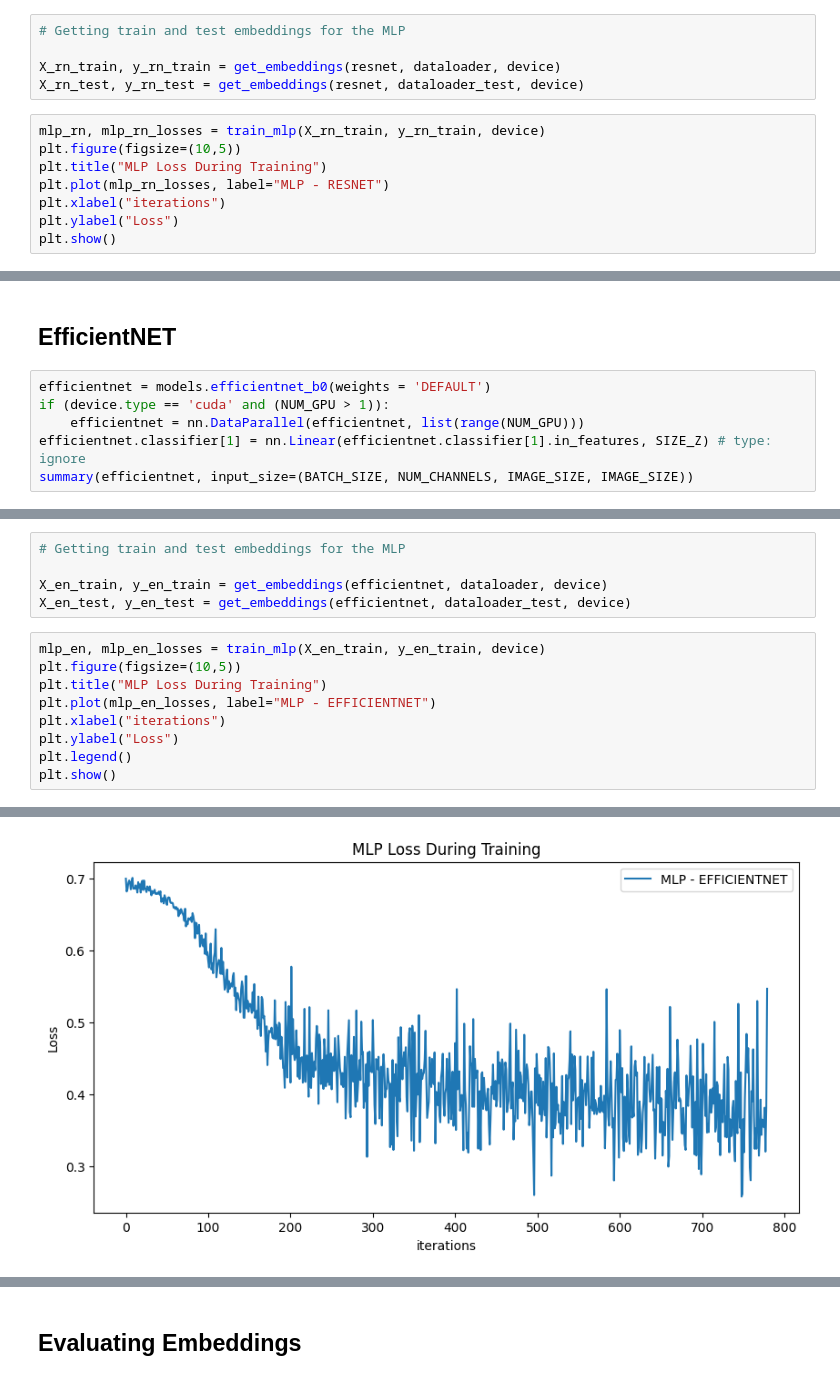
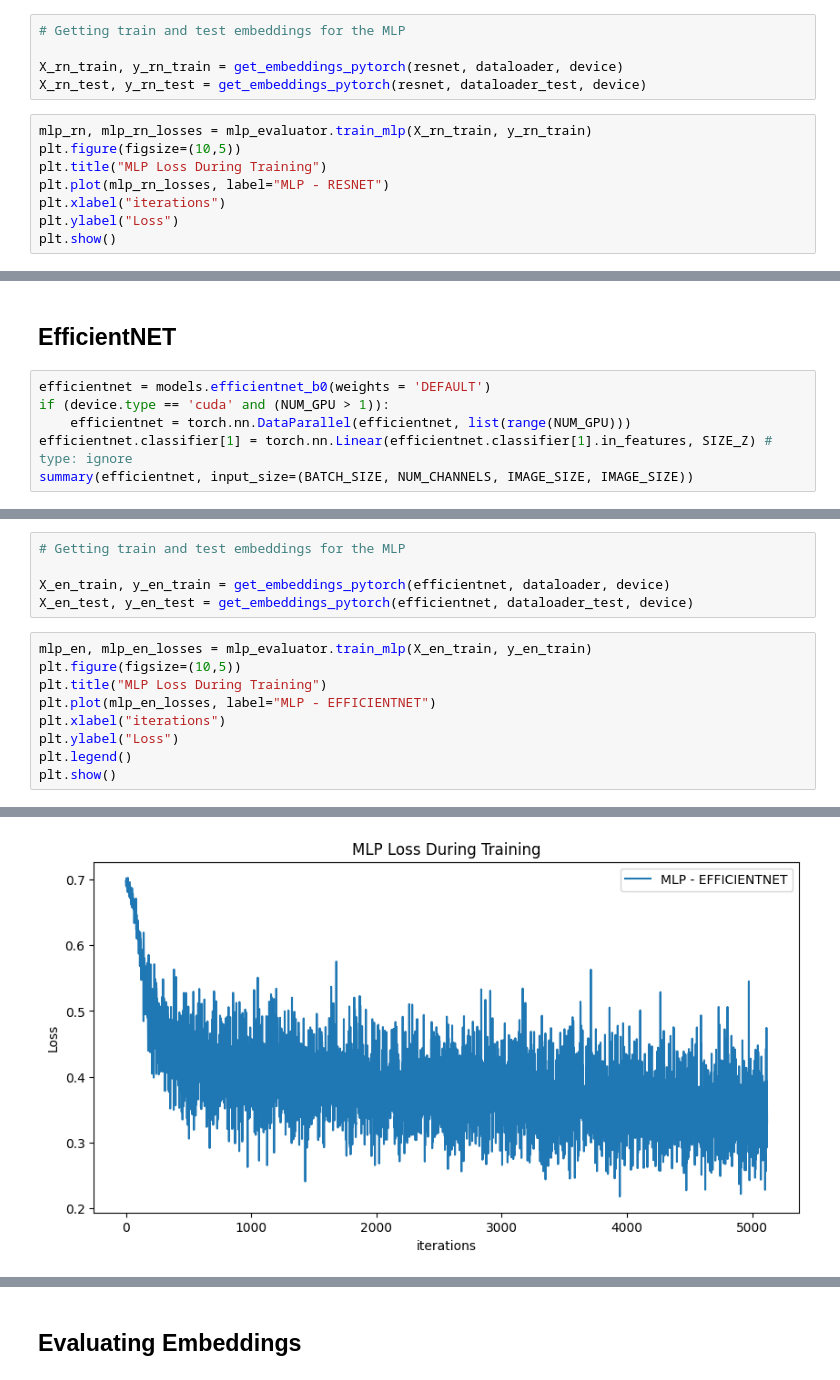
Before and after one commit to jfsalcedo10/hist_image_kul_thesis, a Jupyter notebook: src/models/pretrained_pipeline.ipynb, the cells around one changed output, grey strips where cells are left out. Saved outputs shown, nothing was run; the diff lists cells and outputs as text.

Commit message:
Pre-trained model pipeline w/ MLP classificator class

```diff
--- a/src/models/pretrained_pipeline.ipynb
+++ b/src/models/pretrained_pipeline.ipynb
@@ -223,10 +98,10 @@ Estimated Total Size (MB): 4290.04
 # %%
 # Getting train and test embeddings for the MLP
 
-X_rn_train, y_rn_train = get_embeddings(resnet, dataloader, device)
-X_rn_test, y_rn_test = get_embeddings(resnet, dataloader_test, device)
+X_rn_train, y_rn_train = get_embeddings_pytorch(resnet, dataloader, device)
+X_rn_test, y_rn_test = get_embeddings_pytorch(resnet, dataloader_test, device)
 # %%
-mlp_rn, mlp_rn_losses = train_mlp(X_rn_train, y_rn_train, device)
+mlp_rn, mlp_rn_losses = mlp_evaluator.train_mlp(X_rn_train, y_rn_train)
 plt.figure(figsize=(10,5))
 plt.title("MLP Loss During Training")
 plt.plot(mlp_rn_losses, label="MLP - RESNET")
@@ -261,8 +136,8 @@ MLP Accuracy: 0.8236729502677917
 # %%
 efficientnet = models.efficientnet_b0(weights = 'DEFAULT')
 if (device.type == 'cuda' and (NUM_GPU > 1)):
-    efficientnet = nn.DataParallel(efficientnet, list(range(NUM_GPU)))
-efficientnet.classifier[1] = nn.Linear(efficientnet.classifier[1].in_features, SIZE_Z) # type: ignore
+    efficientnet = torch.nn.DataParallel(efficientnet, list(range(NUM_GPU)))
+efficientnet.classifier[1] = torch.nn.Linear(efficientnet.classifier[1].in_features, SIZE_Z) # type: ignore
 summary(efficientnet, input_size=(BATCH_SIZE, NUM_CHANNELS, IMAGE_SIZE, IMAGE_SIZE))
 # %% [output]
 =========================================================================================================
@@ -285,10 +160,10 @@ Estimated Total Size (MB): 2575.01
 # %%
 # Getting train and test embeddings for the MLP
 
-X_en_train, y_en_train = get_embeddings(efficientnet, dataloader, device)
-X_en_test, y_en_test = get_embeddings(efficientnet, dataloader_test, device)
+X_en_train, y_en_train = get_embeddings_pytorch(efficientnet, dataloader, device)
+X_en_test, y_en_test = get_embeddings_pytorch(efficientnet, dataloader_test, device)
 # %%
-mlp_en, mlp_en_losses = train_mlp(X_en_train, y_en_train, device)
+mlp_en, mlp_en_losses = mlp_evaluator.train_mlp(X_en_train, y_en_train)
 plt.figure(figsize=(10,5))
 plt.title("MLP Loss During Training")
 plt.plot(mlp_en_losses, label="MLP - EFFICIENTNET")
@@ -317,2 +192,2 @@ Epoch [20/20], Loss: 0.5464
-[figure, old version]
+[figure, new version]
 # %%
```
Also changed, not shown: parts of 17 cells of this notebook, 3 other files.
